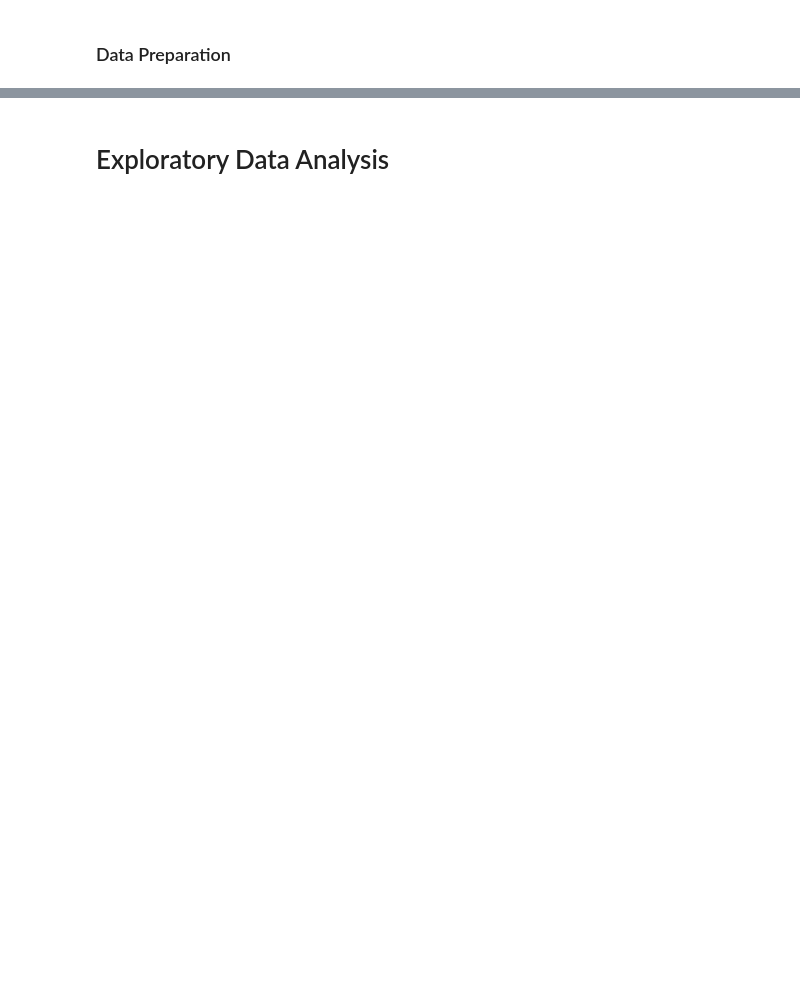
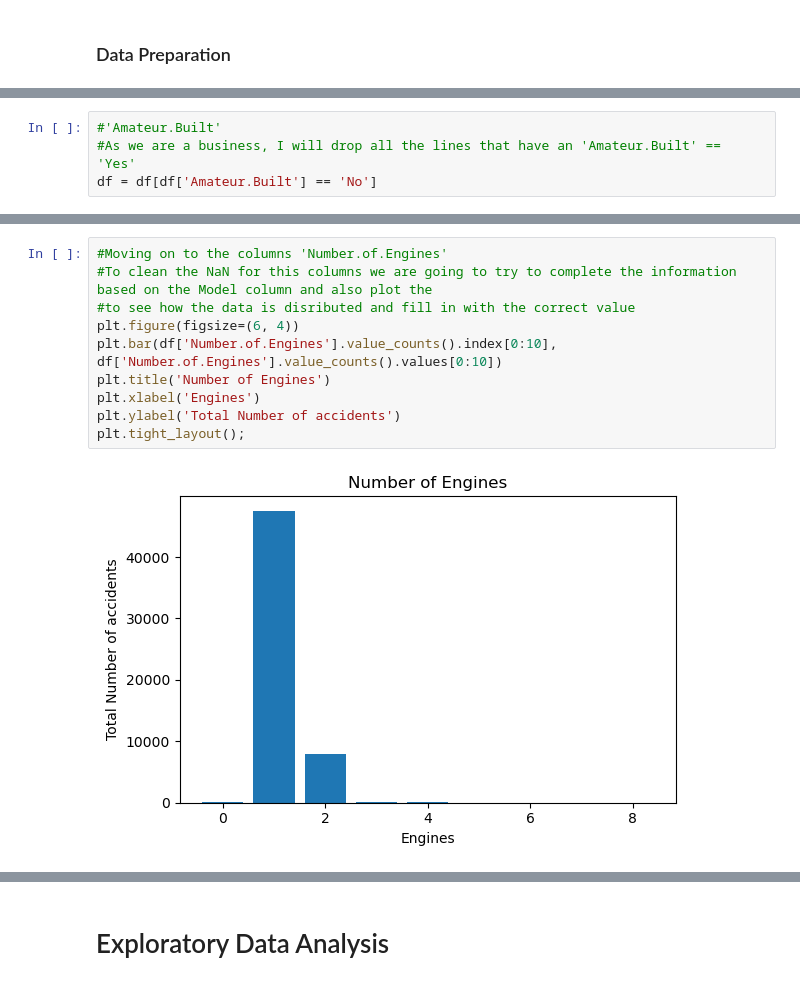
Before and after one commit to KBE25/risk_analysis, a Jupyter notebook: accident_analysis.ipynb, the cells around one changed output, grey strips where cells are left out. Drawn from its saved outputs; the diff is of its cells as text; blank space fills up the shorter version.

```diff
--- a/accident_analysis.ipynb
+++ b/accident_analysis.ipynb
@@ -6,0 +179,4 @@
+# %%
+#'Amateur.Built'
+#As we are a business, I will drop all the lines that have an 'Amateur.Built' == 'Yes'
+df = df[df['Amateur.Built'] == 'No']
@@ -6,0 +270,12 @@
+# %%
+#Moving on to the columns 'Number.of.Engines'
+#To clean the NaN for this columns we are going to try to complete the information based on the Model column and also plot the
+#to see how the data is disributed and fill in with the correct value
+plt.figure(figsize=(6, 4))
+plt.bar(df['Number.of.Engines'].value_counts().index[0:10], df['Number.of.Engines'].value_counts().values[0:10])
+plt.title('Number of Engines')
+plt.xlabel('Engines')
+plt.ylabel('Total Number of accidents')
+plt.tight_layout();
+# %% [output]
+[figure, added]
```
Also changed, not shown: parts of 88 cells of this notebook.
